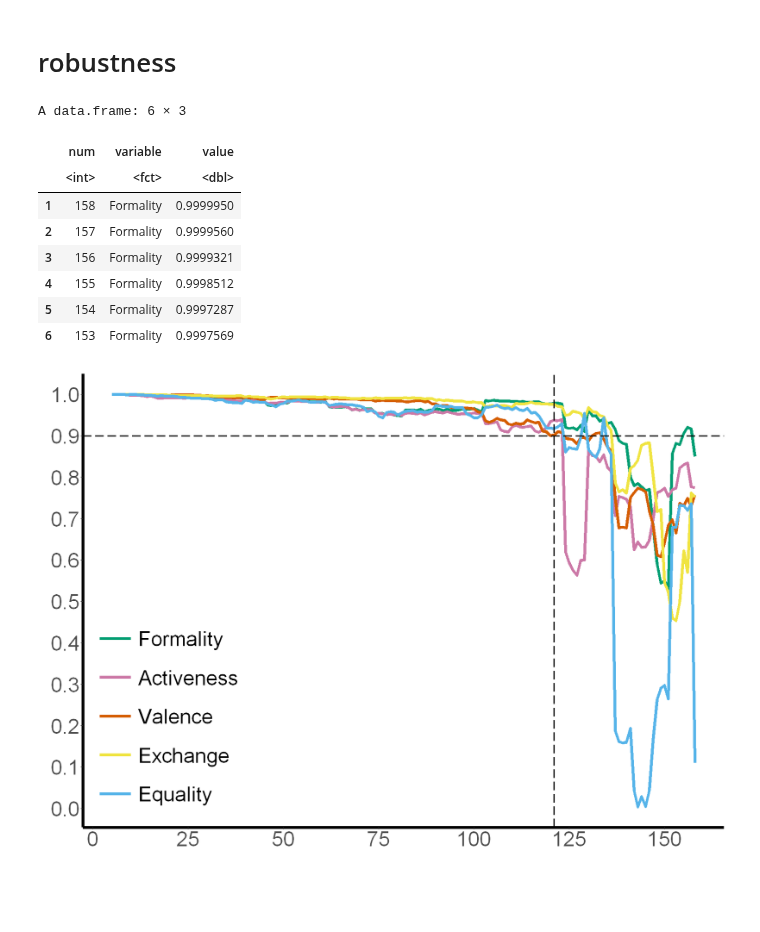
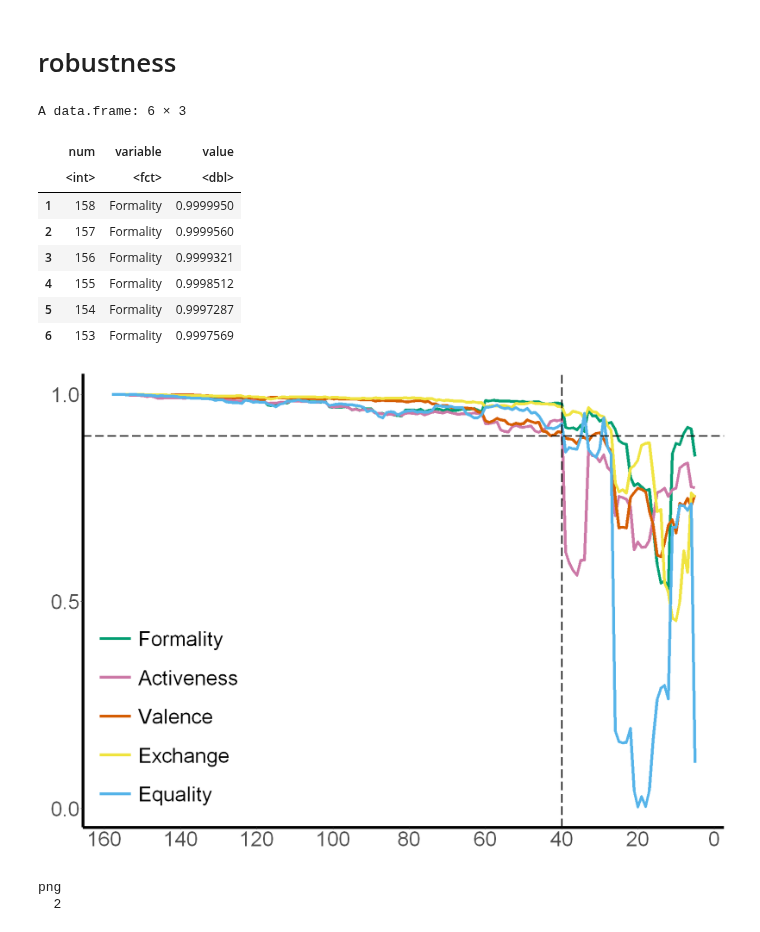
Before and after one commit to BNU-Wang-MSN-Lab/FAVEE-HPP, a Jupyter notebook: Study3/Subset/plot_results.ipynb, the cells around one changed output. Saved outputs shown, nothing was run; the diff lists cells and outputs as text; code cells hidden in the pictures.

```diff
--- a/Study3/Subset/plot_results.ipynb
+++ b/Study3/Subset/plot_results.ipynb
@@ -20,39 +13,37 @@ robustness = read.csv('Robustness/output_data/robustness_loadings_data.csv',row.
 robustness = robustness[,seq(1,5)]
 colnames(robustness) = c('Formality','Activeness','Valence','Exchange','Equality')
 
 robustness$'num' = seq(158,5)
 
 df <- melt(robustness,  id.vars = 'num')
 head(df)
 
 options(repr.plot.width=14, repr.plot.height=10)
 ggplot(df, aes(x=rev(num),y=value)) +
 geom_line(aes(colour = variable),size=2) +
 scale_color_manual(values=c('Formality'='#009E73','Activeness'='#CC79A7',
                             'Valence'='#D55E00','Exchange'='#F0E442','Equality'='#56B4E9'))+
-scale_x_continuous(name = '',breaks = seq(0,158,25))+
-scale_y_continuous(name = '',breaks = seq(0,1,0.1))+
+scale_y_continuous(name = '',breaks = seq(0,1,0.5))+
+scale_x_continuous(name = '',breaks = seq(0+3,160+3,20),labels=seq(160, 0, -20))+
 geom_hline(aes(yintercept=0.9),linetype=5,size=1)+
-#geom_hline(aes(yintercept=0.95),linetype=5,size=1)+
-geom_vline(aes(xintercept=160-40+1),linetype=5,size=1)+
-#geom_vline(aes(xintercept=160-65+1),linetype=5,size=1)+
+geom_vline(aes(xintercept=robustness$'num'[which(rev(robustness$'num')==40)]),linetype=5,size=1)+
 theme_classic()+
 theme(axis.line = element_line(linetype=1,color="black",size=2),
       axis.text = element_text(size=30),
       legend.key.size = unit(2,'cm'),legend.title = element_blank(),
       legend.text = element_text(size = 30),
       legend.position=c(0.13,0.25))
 # %% [output]
 A data.frame: 6 × 3
 |  | num | variable | value |
 |  | <int> | <fct> | <dbl> |
 | 1 | 158 | Formality | 0.9999950 |
 | 2 | 157 | Formality | 0.9999560 |
 | 3 | 156 | Formality | 0.9999321 |
 | 4 | 155 | Formality | 0.9998512 |
 | 5 | 154 | Formality | 0.9997287 |
 | 6 | 153 | Formality | 0.9997569 |
-[figure, old version]
+[figure, new version]
 # %%
 png("output_graph/robustness.png", bg="transparent",
     family = 'sans',units='in',width=14,height=10,res=300)
```
Also changed, not shown: parts of 8 cells of this notebook.
